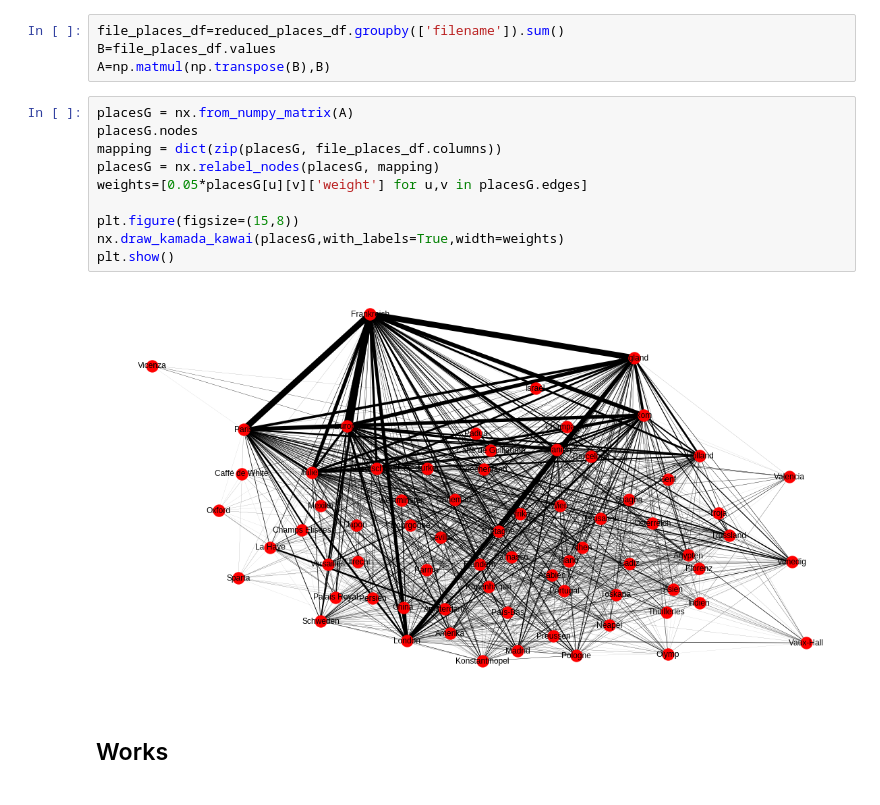
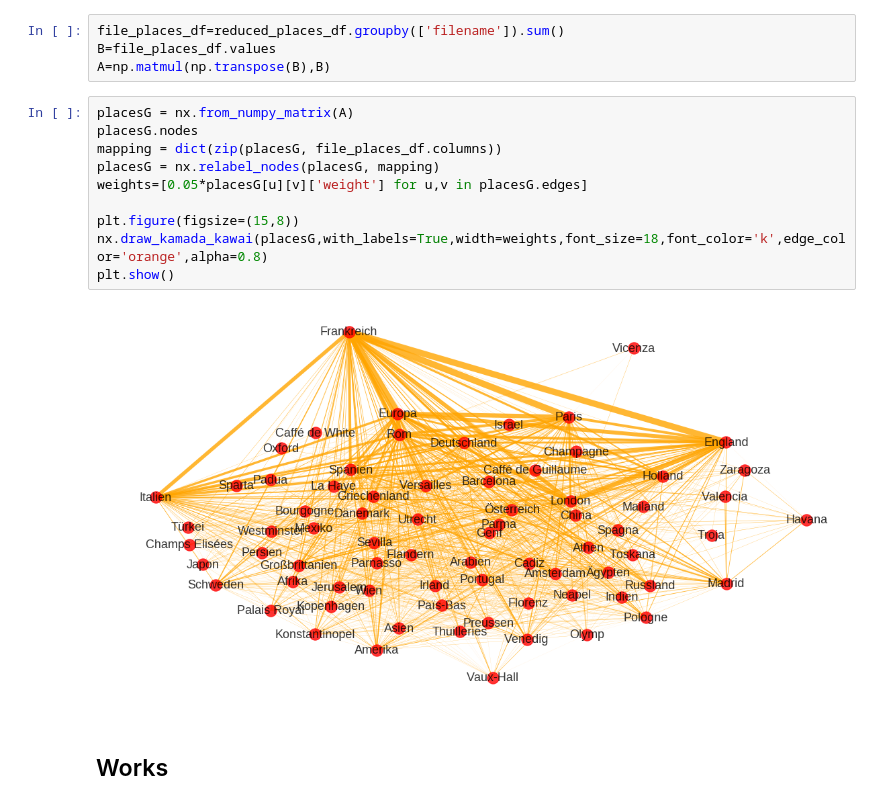
Before and after one commit to distantspectators/DiSpecs, a Jupyter notebook: 02_2_places_works_persons.ipynb, the cells around one changed output. Drawn from its saved outputs; the diff is of its cells as text.

```diff
--- a/02_2_places_works_persons.ipynb
+++ b/02_2_places_works_persons.ipynb
@@ -192,15 +192,15 @@ A=np.matmul(np.transpose(B),B)
 # %%
 placesG = nx.from_numpy_matrix(A)
 placesG.nodes
 mapping = dict(zip(placesG, file_places_df.columns))
 placesG = nx.relabel_nodes(placesG, mapping)
 weights=[0.05*placesG[u][v]['weight'] for u,v in placesG.edges]
 
 plt.figure(figsize=(15,8))
-nx.draw_kamada_kawai(placesG,with_labels=True,width=weights)
+nx.draw_kamada_kawai(placesG,with_labels=True,width=weights,font_size=18,font_color='k',edge_color='orange',alpha=0.8)
 plt.show()
 # %% [output]
-[figure, old version]
+[figure, new version]
 # %% [markdown]
 ## Works
 # %%
```
Also changed, not shown: parts of 20 cells of this notebook, 4 other files.
